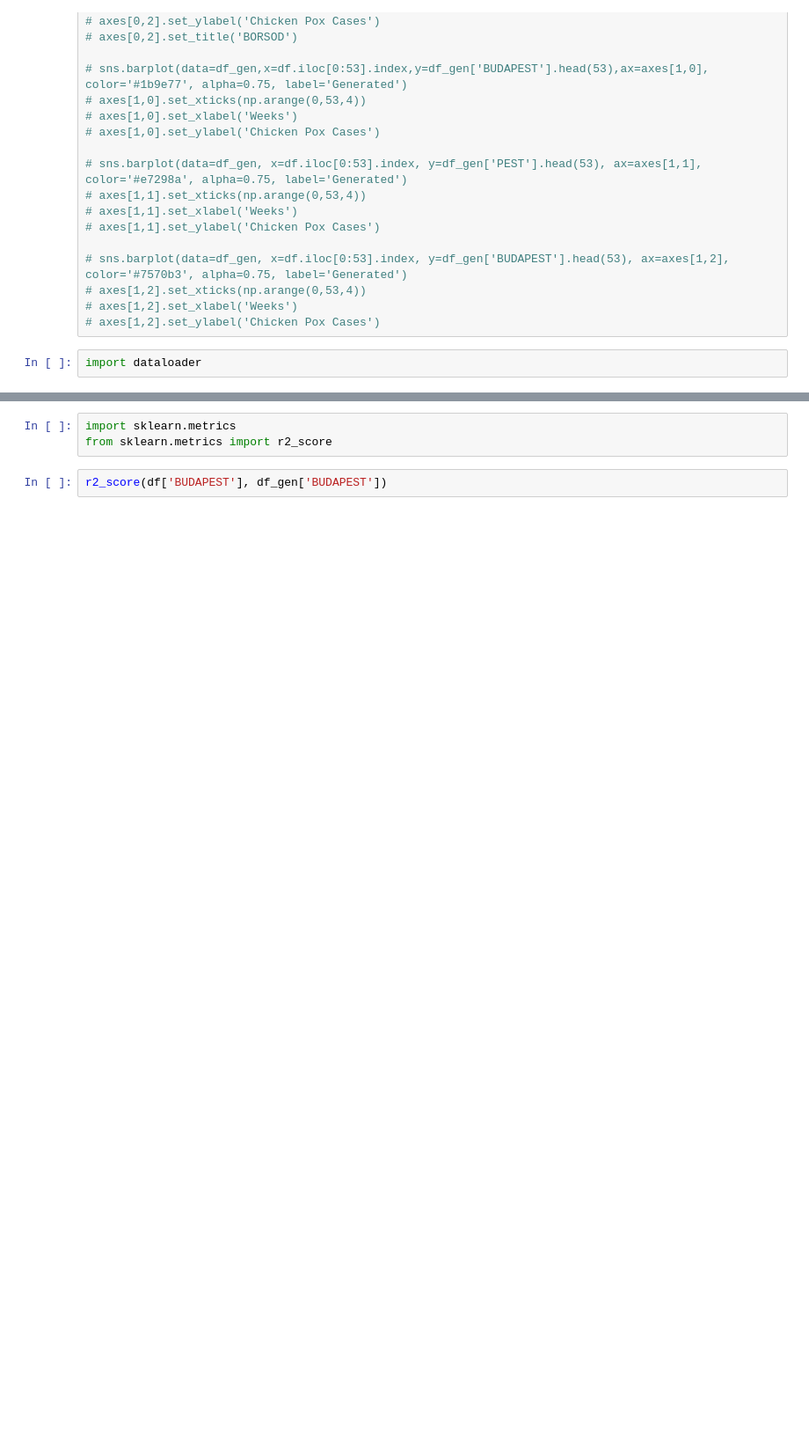
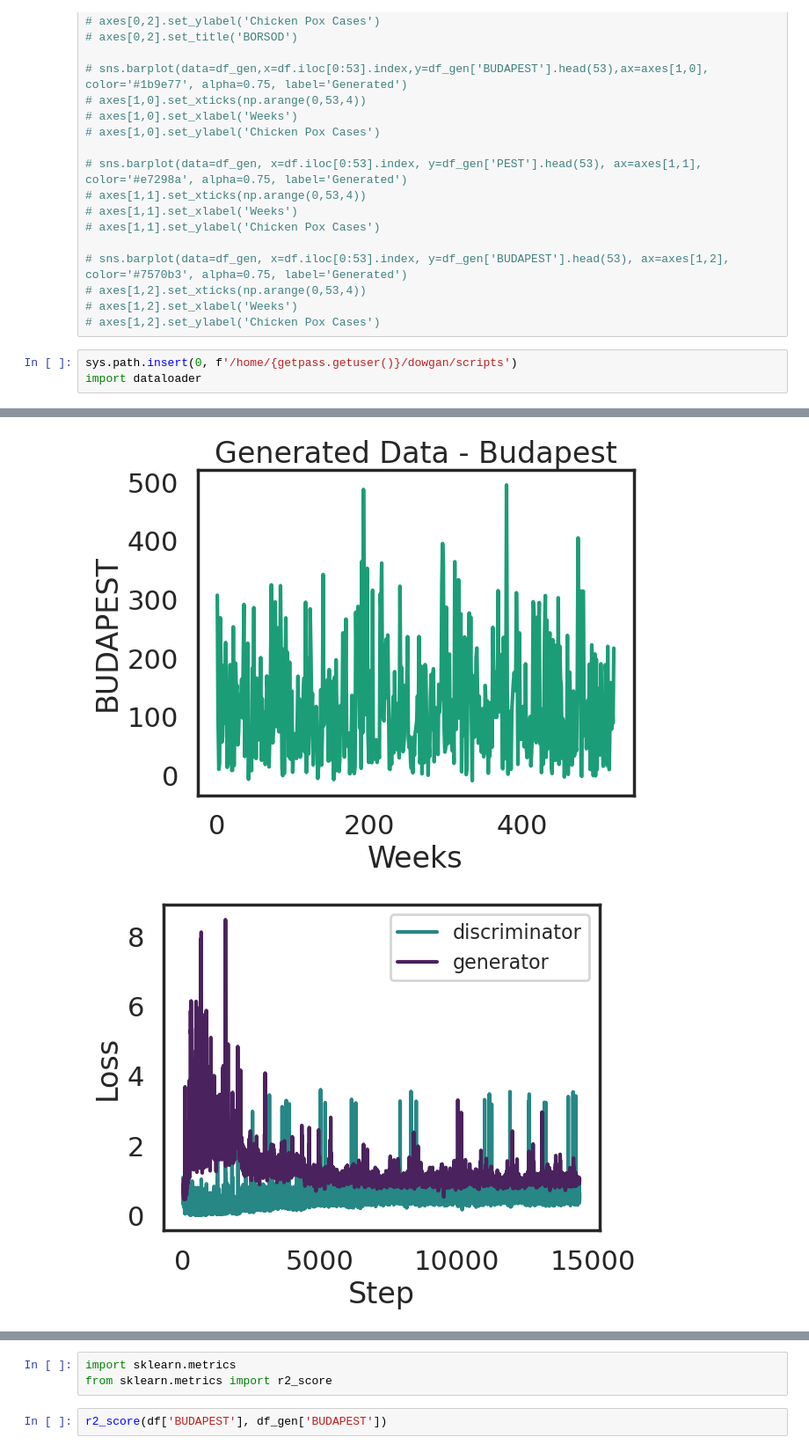
Before and after one commit to Dow-GAN/dowgan, a Jupyter notebook: notebooks/Presentation_demo.ipynb, the cells around one changed output, grey strips where cells are left out. Shown at 88% size. Saved outputs shown, nothing was run; the diff lists cells and outputs as text; blank space fills up the shorter version.

```diff
--- a/notebooks/Presentation_demo.ipynb
+++ b/notebooks/Presentation_demo.ipynb
@@ -308,5 +310,7 @@ for row, subfig in enumerate(subfigs):
 # axes[1,2].set_xticks(np.arange(0,53,4))
 # axes[1,2].set_xlabel('Weeks')
 # axes[1,2].set_ylabel('Chicken Pox Cases')
-# %%
-import dataloader
+# %%
+sys.path.insert(0, f'/home/{getpass.getuser()}/dowgan/scripts')
+import dataloader
+# %% [output]
@@ -313,3 +334,5 @@ import dataloader
+[figure, added]
+[figure, added]
 # %%
 # parity plot of real vs. generated data
 
```
Also changed, not shown: parts of 10 cells of this notebook, 2 other files.
